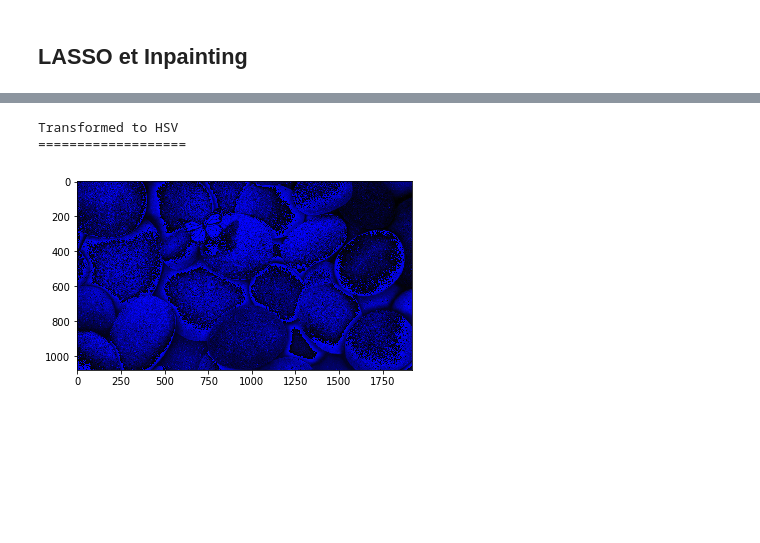
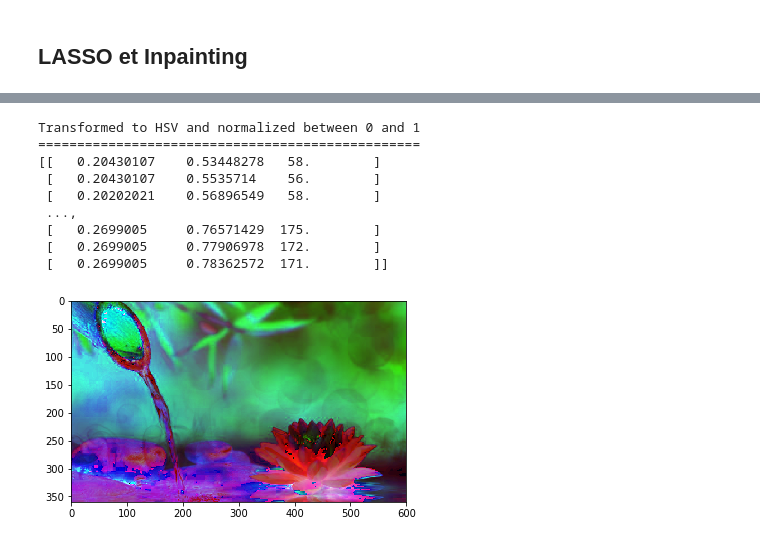
Before and after one commit to ATidiane/ARF, a Jupyter notebook: InpaintingProject/inpainting.ipynb, the cells around one changed output, grey strips where cells are left out. Drawn from its saved outputs; the diff is of its cells as text; code cells hidden in the pictures; blank space fills up the shorter version.

```diff
--- a/InpaintingProject/inpainting.ipynb
+++ b/InpaintingProject/inpainting.ipynb
@@ -266,2 +254,31 @@ def show_im(matrix):
+# %%
+def normalize(im, a, b):
+    """ Normalize the matrix between 0 and 1"""
+
+    lmin = float(im.min())
+    lmax = float(im.max())
+
+    return a + ((im - lmin) * (b - a)/(lmax - lmin))
+
+def read_im(fn):
+    """ Read an image and transform it to HSV, then normalize it
+        between two values, in occurence 0 and 1.
+    """
+
+    im = plt.imread(fn)
+    print("Original Image\n==============")
+    plt.imshow(im)
+    print(im[:1])
+    return rgb_to_hsv(im[:,:,:3])
+
+def show_im(matrix):
+    """ Plot the matrix """
+
+    plt.figure()
+    plt.imshow(matrix)
+
+def transform_to_2D(matrix):
+    """ Transform matrix 3D to 2D by """
+    pass
 # %%
 im = read_im("Images/water_flower.jpg")
@@ -325,7 +296,16 @@ def normalize(im):
-# %%
-im = normalize(im)
-show_im(im)
-# %% [output]
-Transformed to HSV
-===================
-[figure, removed]
+# %%
+print("Transformed to HSV and normalized between 0 and 1\n"
+        "=================================================")
+print(im[0])
+show_im(im)
+# %% [output]
+Transformed to HSV and normalized between 0 and 1
+=================================================
+[[   0.20430107    0.53448278   58.        ]
+ [   0.20430107    0.5535714    56.        ]
+ [   0.20202021    0.56896549   58.        ]
+ ...,
+ [   0.2699005     0.76571429  175.        ]
+ [   0.2699005     0.77906978  172.        ]
+ [   0.2699005     0.78362572  171.        ]]
+[figure, added]
```
Also changed, not shown: parts of 11 cells of this notebook.
